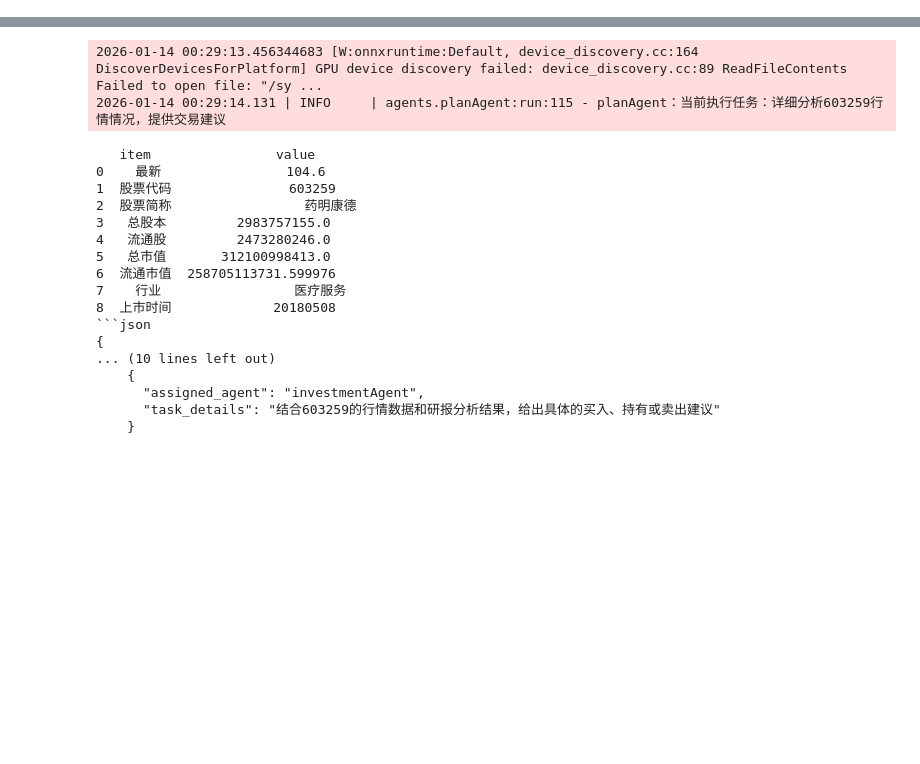
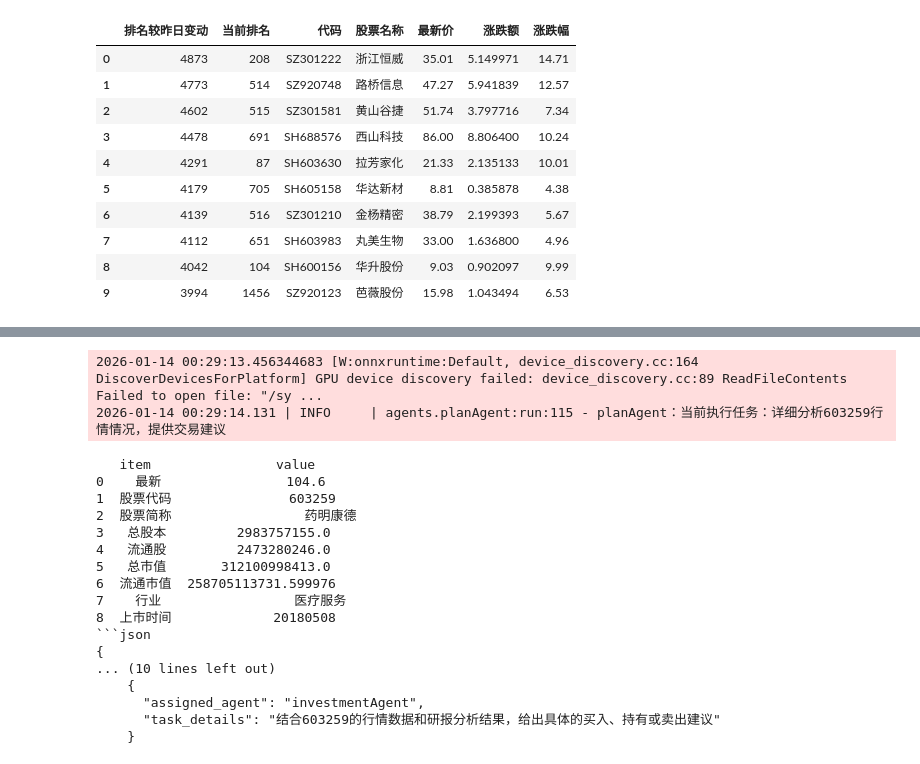
Before and after one commit to try1995/turtle-trading-llm, a Jupyter notebook: auto.ipynb, the cells around one changed output, grey strips where cells are left out. Saved outputs shown, nothing was run; the diff lists cells and outputs as text; code cells hidden in the pictures; blank space fills up the shorter version.

```diff
--- a/auto.ipynb
+++ b/auto.ipynb
@@ -12,3 +12,17 @@ stock_hot_deal_xq_df = ak.stock_hot_deal_xq(symbol="最热门")
 stock_hot_rank_em_df = ak.stock_hot_rank_em()
 # 飙升榜-A股
 stock_hot_up_em_df = ak.stock_hot_up_em()
+# %%
+stock_hot_up_em_df.head(10)
+# %% [output]
+|  | 排名较昨日变动 | 当前排名 | 代码 | 股票名称 | 最新价 | 涨跌额 | 涨跌幅 |
+| 0 | 4873 | 208 | SZ301222 | 浙江恒威 | 35.01 | 5.149971 | 14.71 |
+| 1 | 4773 | 514 | SZ920748 | 路桥信息 | 47.27 | 5.941839 | 12.57 |
+| 2 | 4602 | 515 | SZ301581 | 黄山谷捷 | 51.74 | 3.797716 | 7.34 |
+| 3 | 4478 | 691 | SH688576 | 西山科技 | 86.00 | 8.806400 | 10.24 |
+| 4 | 4291 | 87 | SH603630 | 拉芳家化 | 21.33 | 2.135133 | 10.01 |
+| 5 | 4179 | 705 | SH605158 | 华达新材 | 8.81 | 0.385878 | 4.38 |
+| 6 | 4139 | 516 | SZ301210 | 金杨精密 | 38.79 | 2.199393 | 5.67 |
+| 7 | 4112 | 651 | SH603983 | 丸美生物 | 33.00 | 1.636800 | 4.96 |
+| 8 | 4042 | 104 | SH600156 | 华升股份 | 9.03 | 0.902097 | 9.99 |
+| 9 | 3994 | 1456 | SZ920123 | 芭薇股份 | 15.98 | 1.043494 | 6.53 |
```
Also changed, not shown: parts of 4 cells of this notebook, 3 other files.
